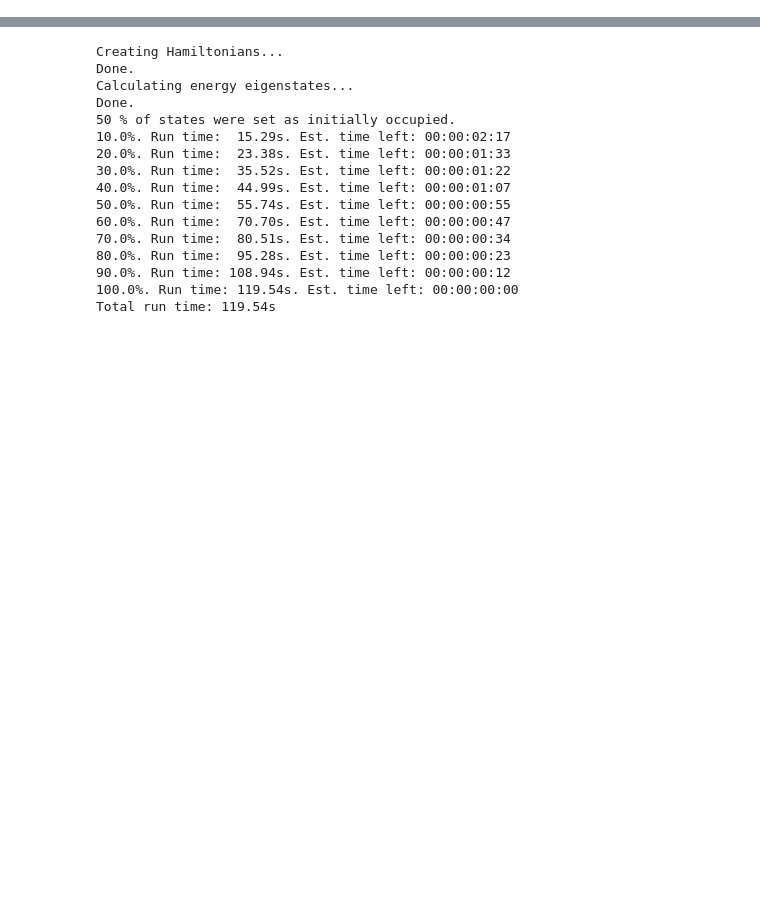
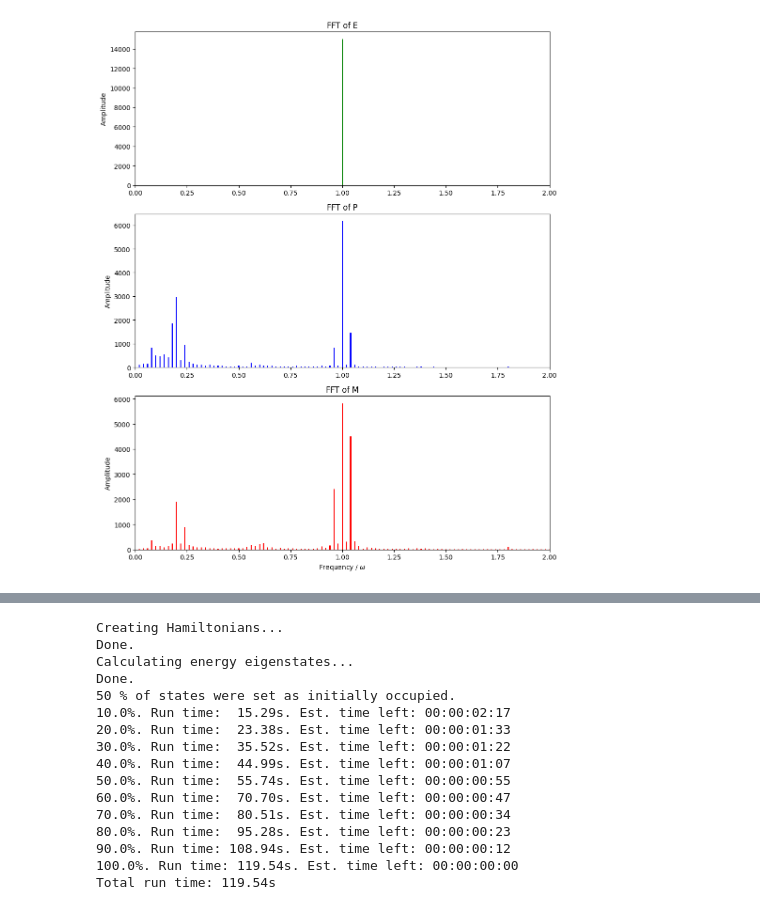
Before and after one commit to Leonard-P/orbitronics_research_project, a Jupyter notebook: lattice.ipynb, the cells around one changed output, grey strips where cells are left out. Cells and saved outputs as stored; diff of their text form; code cells hidden in the pictures; blank space fills up the shorter version.

```diff
--- a/lattice.ipynb
+++ b/lattice.ipynb
@@ -67,0 +38,6 @@ Total run time:  75.24s
+# %%
+def get_fft_range(t_signal, max_freq, h):
+    """Computes DFT of t_signal and returns amplitudes for frequencies below max_freq."""
+    freqs = np.fft.fftfreq(len(t_signal), d=h)
+    mask = (freqs < max_freq) & (freqs > 0)
+    return freqs[mask], np.abs(np.fft.fft(t_signal))[mask]
@@ -68 +104,25 @@ Total run time:  75.24s
+# %%
+fig, axs = plt.subplots(3, 1, figsize=(10, 12))
+
+axs[0].bar(freqs, E_fft, color='green', width=l.h)
+axs[0].set_title('FFT of E')
+axs[0].set_ylabel('Amplitude')
+
+axs[1].bar(freqs, P_fft, color='blue', width=l.h)
+axs[1].set_title('FFT of P')
+axs[1].set_ylabel('Amplitude')
+
+axs[2].bar(freqs, M_fft, color='red', width=l.h)
+axs[2].set_title('FFT of M')
+axs[2].set_ylabel('Amplitude')
+axs[2].set_xlabel('Frequency / $\\omega$')
+
+for ax in axs:
+    ax.set_xlim(0, cutoff_freq / omega)
+
+plt.tight_layout()
+plt.savefig("sim_pol_results/rect6x12w2pi3h5e-3T50_fft.pdf")
+plt.show()
+# %% [output]
+[figure, added]
 # %%
```
Also changed, not shown: parts of 9 cells of this notebook, 5 other files.
